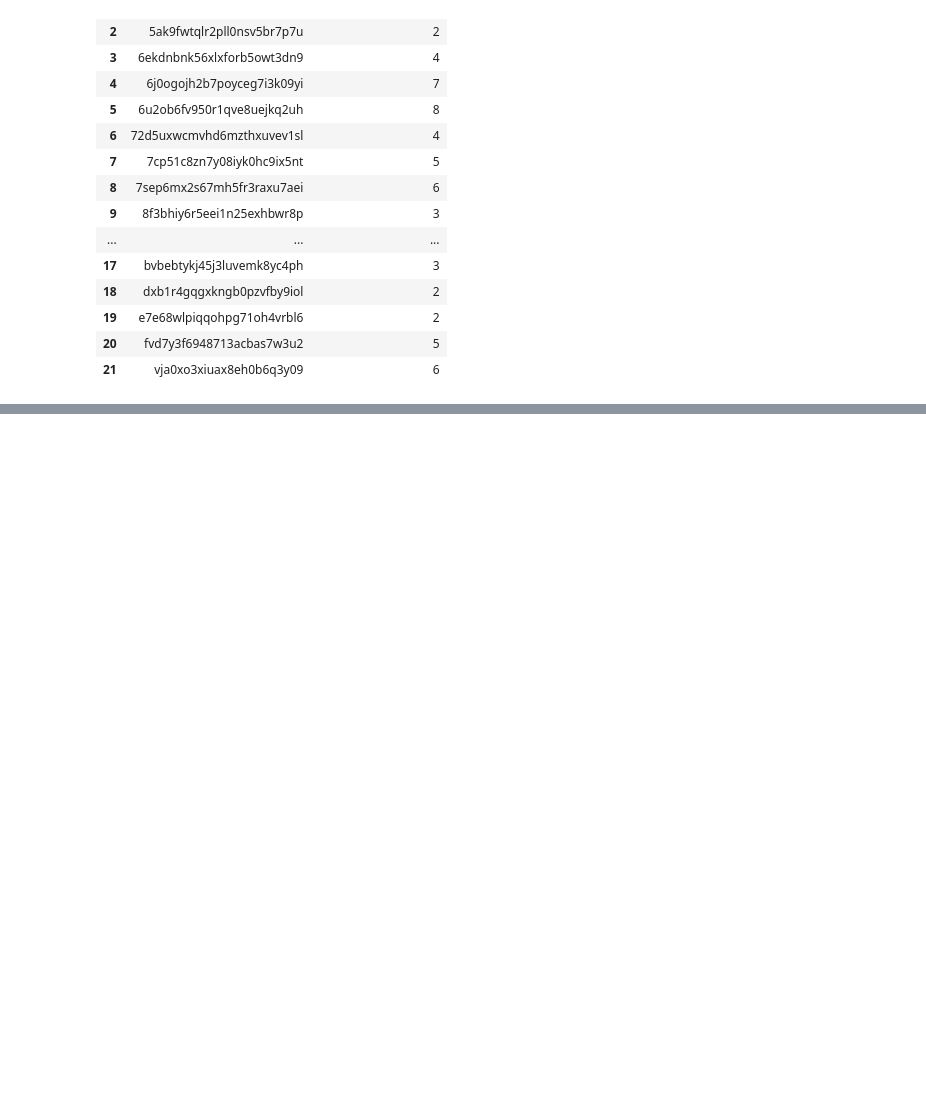
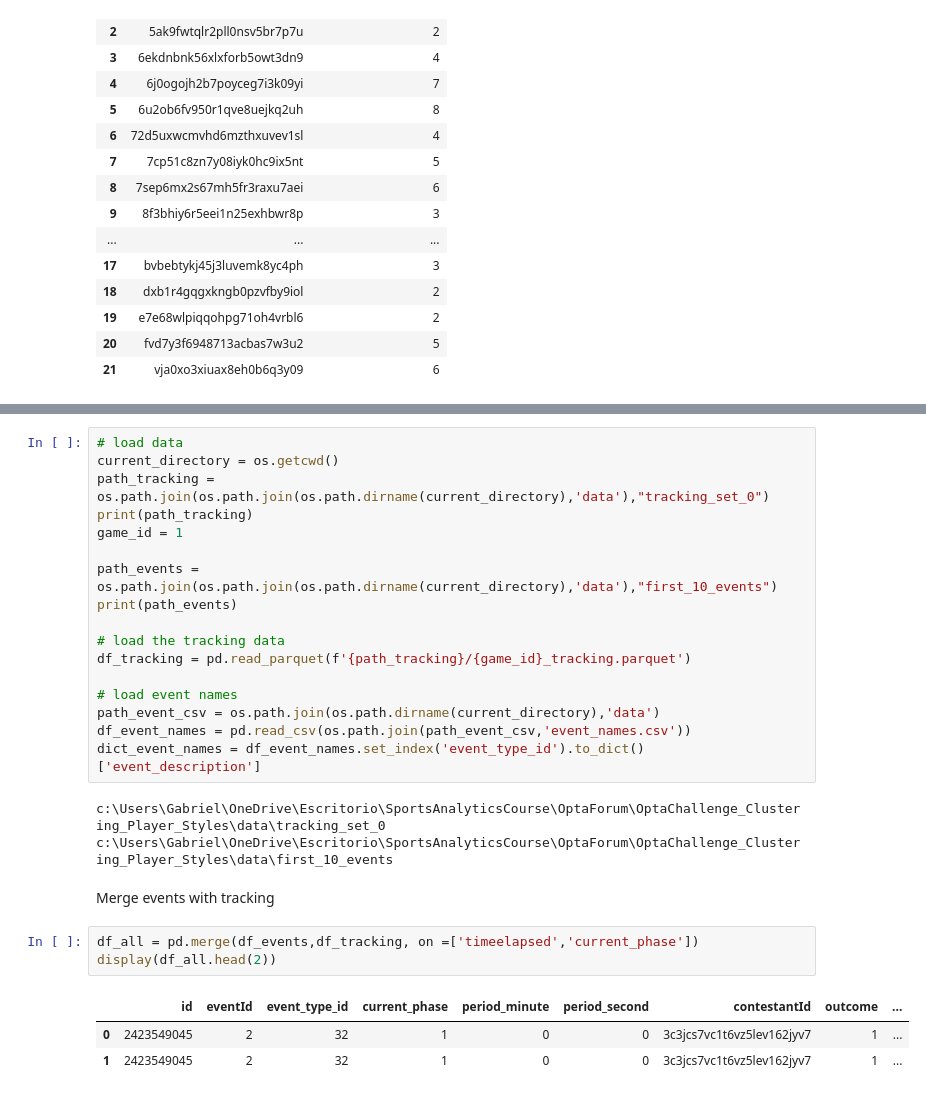
Before and after one commit to GabrielGausachs/OptaChallenge_Clustering_Player_Styles, a Jupyter notebook: utils/metrics.ipynb, the cells around one changed output, grey strips where cells are left out. Drawn from its saved outputs; the diff is of its cells as text; blank space fills up the shorter version.

```diff
--- a/utils/metrics.ipynb
+++ b/utils/metrics.ipynb
@@ -380,0 +454,29 @@ array(['Period start', 'Pass', 'Take On', 'Challenge', 'Blocked Pass',
+# %%
+# load data
+current_directory = os.getcwd()
+path_tracking = os.path.join(os.path.join(os.path.dirname(current_directory),'data'),"tracking_set_0")
+print(path_tracking)
+game_id = 1
+
+path_events = os.path.join(os.path.join(os.path.dirname(current_directory),'data'),"first_10_events")
+print(path_events)
+
+# load the tracking data
+df_tracking = pd.read_parquet(f'{path_tracking}/{game_id}_tracking.parquet')
+
+# load event names
+path_event_csv = os.path.join(os.path.dirname(current_directory),'data')
+df_event_names = pd.read_csv(os.path.join(path_event_csv,'event_names.csv'))
+dict_event_names = df_event_names.set_index('event_type_id').to_dict()['event_description']
+# %% [output]
+c:\Users\Gabriel\OneDrive\Escritorio\SportsAnalyticsCourse\OptaForum\OptaChallenge_Clustering_Player_Styles\data\tracking_set_0
+c:\Users\Gabriel\OneDrive\Escritorio\SportsAnalyticsCourse\OptaForum\OptaChallenge_Clustering_Player_Styles\data\first_10_events
+# %% [markdown]
+Merge events with tracking
+# %%
+df_all = pd.merge(df_events,df_tracking, on =['timeelapsed','current_phase'])
+display(df_all.head(2))
+# %% [output]
+|  | id | eventId | event_type_id | current_phase | period_minute | period_second | contestantId | outcome | ... |
+| 0 | 2423549045 | 2 | 32 | 1 | 0 | 0 | 3c3jcs7vc1t6vz5lev162jyv7 | 1 | ... |
+| 1 | 2423549045 | 2 | 32 | 1 | 0 | 0 | 3c3jcs7vc1t6vz5lev162jyv7 | 1 | ... |
```
Also changed, not shown: parts of 9 cells of this notebook, 1 other file.
